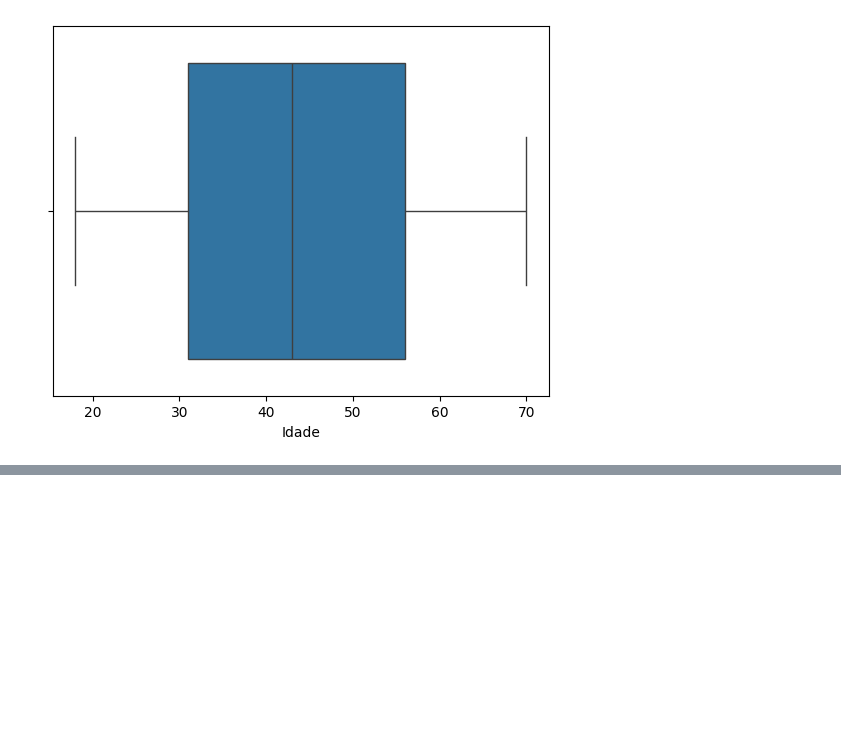
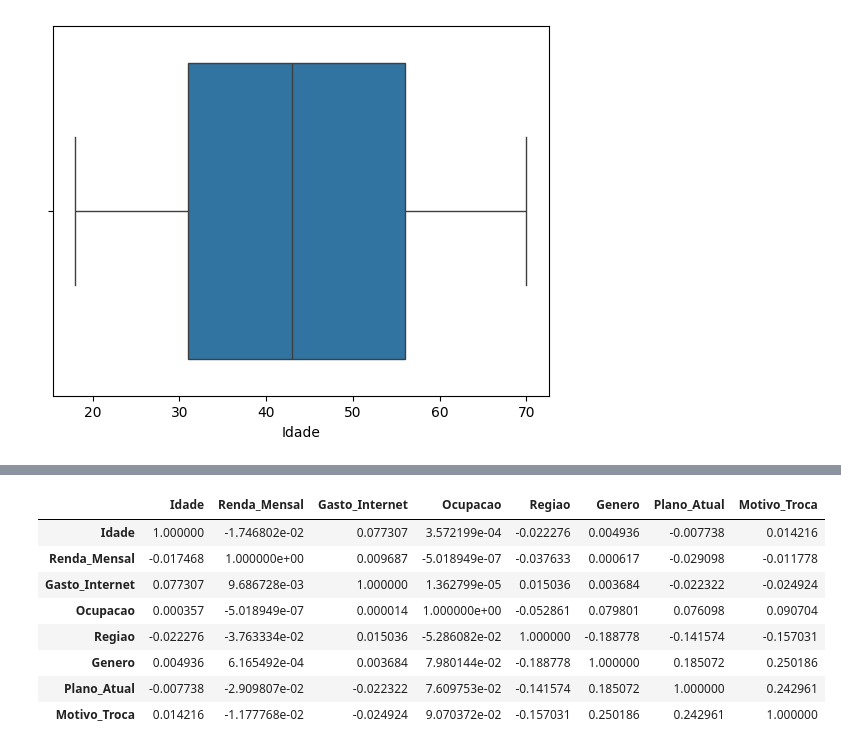
Before and after one commit to Joao-Gabriel05/Telecconect_analysis, a Jupyter notebook: limpeza_de_dados.ipynb, the cells around one changed output, grey strips where cells are left out. Saved outputs shown, nothing was run; the diff lists cells and outputs as text; code cells hidden in the pictures; blank space fills up the shorter version.

```diff
--- a/limpeza_de_dados.ipynb
+++ b/limpeza_de_dados.ipynb
@@ -176,0 +258,35 @@ See the caveats in the documentation: https://pandas.pydata.org/pandas-docs/stab
+# %%
+#Nao esquecer de calcular a corr geral antes e depois
+import pandas as pd
+from sklearn.preprocessing import LabelEncoder
+
+df_corr = df_escolhido_imputed.copy()
+# Identificar as colunas do tipo 'object'
+object_columns = df_corr.select_dtypes(include=['object']).columns
+
+# Criar uma instância do LabelEncoder
+label_encoder = LabelEncoder()
+
+# Aplicar LabelEncoder a cada coluna de tipo 'object'
+for col in object_columns:
+    # Substituir NaN por um valor, como 'missing'
+    df_corr[col] = df_corr[col].fillna('missing')
+
+    df_corr[col] = df_corr[col].astype(str)
+
+    # Aplicar o LabelEncoder
+    df_corr[col] = label_encoder.fit_transform(df_corr[col])
+
+# Ver o dataframe modificado
+df_corr=df_corr.corr()
+df_corr
+# %% [output]
+|  | Idade | Renda_Mensal | Gasto_Internet | Ocupacao | Regiao | Genero | Plano_Atual | Motivo_Troca |
+| Idade | 1.000000 | -1.746802e-02 | 0.077307 | 3.572199e-04 | -0.022276 | 0.004936 | -0.007738 | 0.014216 |
+| Renda_Mensal | -0.017468 | 1.000000e+00 | 0.009687 | -5.018949e-07 | -0.037633 | 0.000617 | -0.029098 | -0.011778 |
+| Gasto_Internet | 0.077307 | 9.686728e-03 | 1.000000 | 1.362799e-05 | 0.015036 | 0.003684 | -0.022322 | -0.024924 |
+| Ocupacao | 0.000357 | -5.018949e-07 | 0.000014 | 1.000000e+00 | -0.052861 | 0.079801 | 0.076098 | 0.090704 |
+| Regiao | -0.022276 | -3.763334e-02 | 0.015036 | -5.286082e-02 | 1.000000 | -0.188778 | -0.141574 | -0.157031 |
+| Genero | 0.004936 | 6.165492e-04 | 0.003684 | 7.980144e-02 | -0.188778 | 1.000000 | 0.185072 | 0.250186 |
+| Plano_Atual | -0.007738 | -2.909807e-02 | -0.022322 | 7.609753e-02 | -0.141574 | 0.185072 | 1.000000 | 0.242961 |
+| Motivo_Troca | 0.014216 | -1.177768e-02 | -0.024924 | 9.070372e-02 | -0.157031 | 0.250186 | 0.242961 | 1.000000 |
```
Also changed, not shown: parts of 6 cells of this notebook, 1 other file.
